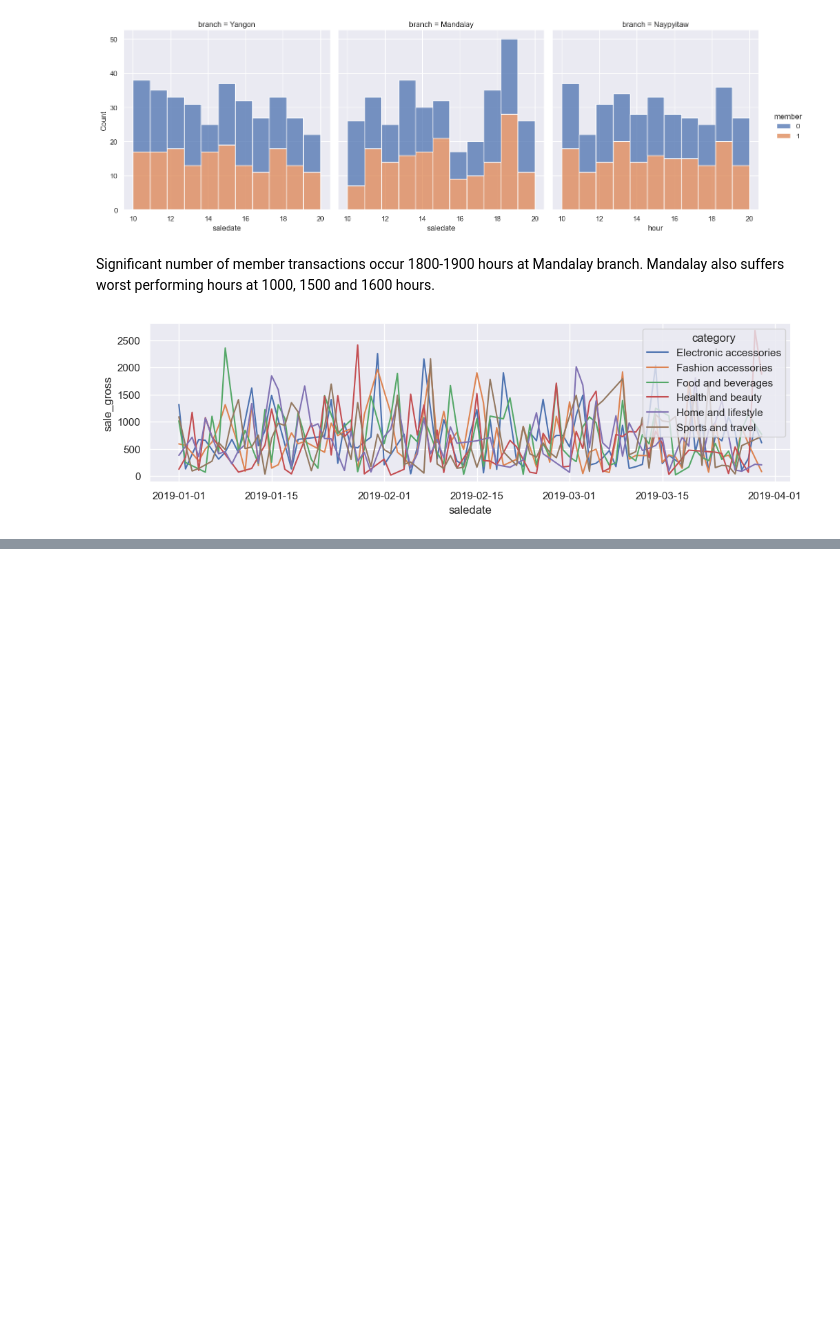
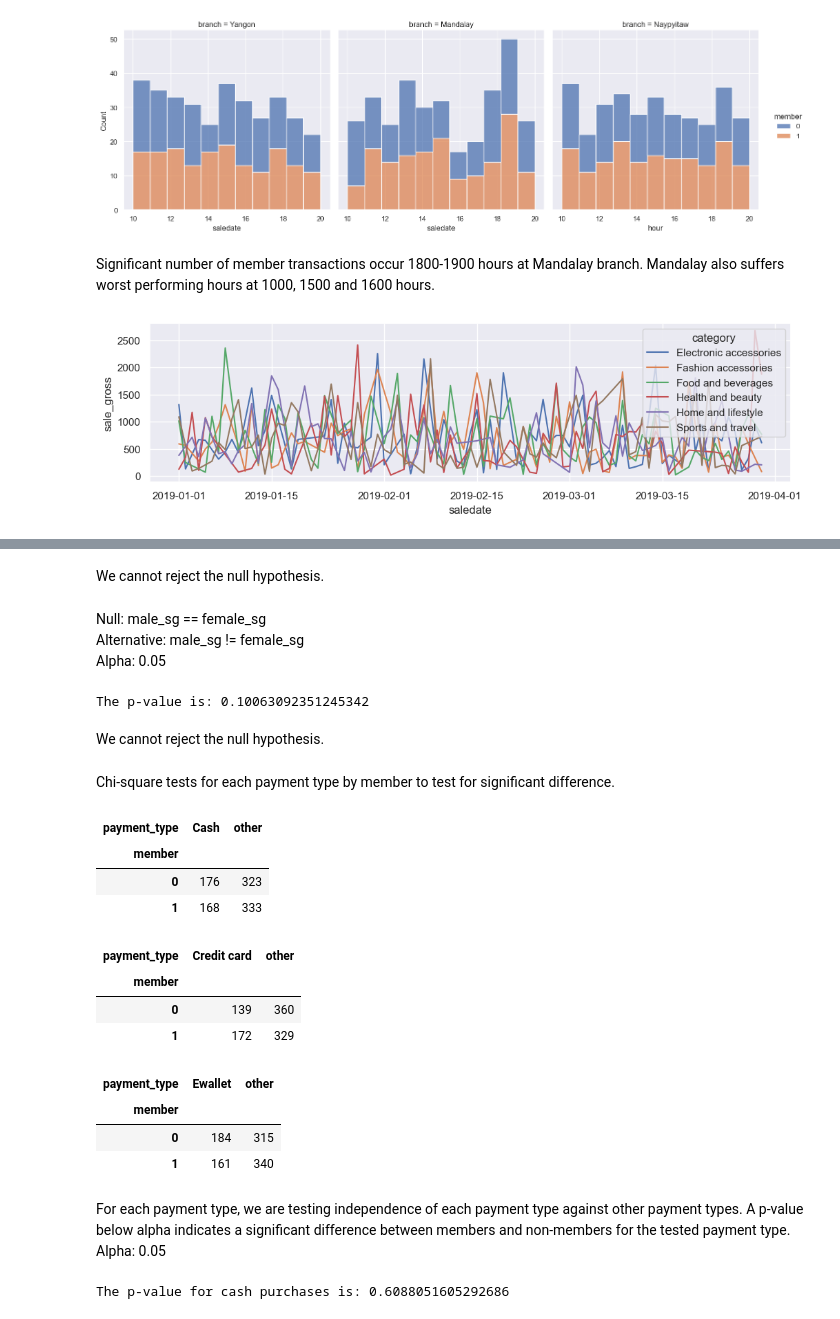
Before and after one commit to zdravoj/data-science-foundations, a Jupyter notebook: Supermarket_Sales/Supermarket_sales_analysis.ipynb, the cells around one changed output, grey strips where cells are left out. Cells and saved outputs as stored; diff of their text form; code cells hidden in the pictures; blank space fills up the shorter version.

Commit message:
complete customer hypothesis tests

```diff
--- a/Supermarket_Sales/Supermarket_sales_analysis.ipynb
+++ b/Supermarket_Sales/Supermarket_sales_analysis.ipynb
@@ -770,0 +771,79 @@ Analyses follow-up aggregated and separated by analysis category.
+# %% [markdown]
+We cannot reject the null hypothesis.
+# %% [markdown]
+Null: male_sg == female_sg <br>
+Alternative: male_sg != female_sg <br>
+Alpha: 0.05
+# %%
+sale_gross_male_mask = supermarket_data['male']==1
+sale_gross_male = supermarket_data.loc[sale_gross_male_mask]['sale_gross']
+sale_gross_female = supermarket_data.loc[~sale_gross_male_mask]['sale_gross']
+_, sgbg_p = mannwhitneyu(
+    x= sale_gross_male,
+    y= sale_gross_female,
+    alternative= 'two-sided'
+)
+
+print('The p-value is:', sgbg_p)
+# %% [output]
+The p-value is: 0.10063092351245342
+# %% [markdown]
+We cannot reject the null hypothesis.
+# %% [markdown]
+Chi-square tests for each payment type by member to test for significant difference.
+# %%
+member_by_cash = supermarket_data.pivot_table(
+    values= 'branch',
+    index= 'member',
+    columns= 'payment_type',
+    aggfunc= 'count'
+).assign(
+    other=lambda x: x['Credit card'] + x['Ewallet']
+).drop(
+    columns= ['Credit card', 'Ewallet']
+)
+# %%
+member_by_cc = supermarket_data.pivot_table(
+    values= 'branch',
+    index= 'member',
+    columns= 'payment_type',
+    aggfunc= 'count'
+).assign(
+    other=lambda x: x['Cash'] + x['Ewallet']
+).drop(
+    columns= ['Cash', 'Ewallet']
+)
+# %%
+member_by_ewallet = supermarket_data.pivot_table(
+    values= 'branch',
+    index= 'member',
+    columns= 'payment_type',
+    aggfunc= 'count'
+).assign(
+    other=lambda x: x['Cash'] + x['Credit card']
+).drop(
+    columns= ['Cash', 'Credit card']
+)
+# %%
+display(member_by_cash, member_by_cc, member_by_ewallet)
+# %% [output]
+| payment_type | Cash | other |
+| member |  |  |
+| 0 | 176 | 323 |
+| 1 | 168 | 333 |
+| payment_type | Credit card | other |
+| member |  |  |
+| 0 | 139 | 360 |
+| 1 | 172 | 329 |
+| payment_type | Ewallet | other |
+| member |  |  |
+| 0 | 184 | 315 |
+| 1 | 161 | 340 |
+# %% [markdown]
+For each payment type, we are testing independence of each payment type against other payment types. A p-value below alpha indicates a significant difference between members and non-members for the tested payment type. <br>
+Alpha: 0.05
+# %%
+chi2_cash_p = chi2_contingency(member_by_cash)[1]
+print('The p-value for cash purchases is:', chi2_cash_p)
+# %% [output]
+The p-value for cash purchases is: 0.6088051605292686
```
Also changed, not shown: parts of 13 cells of this notebook.
